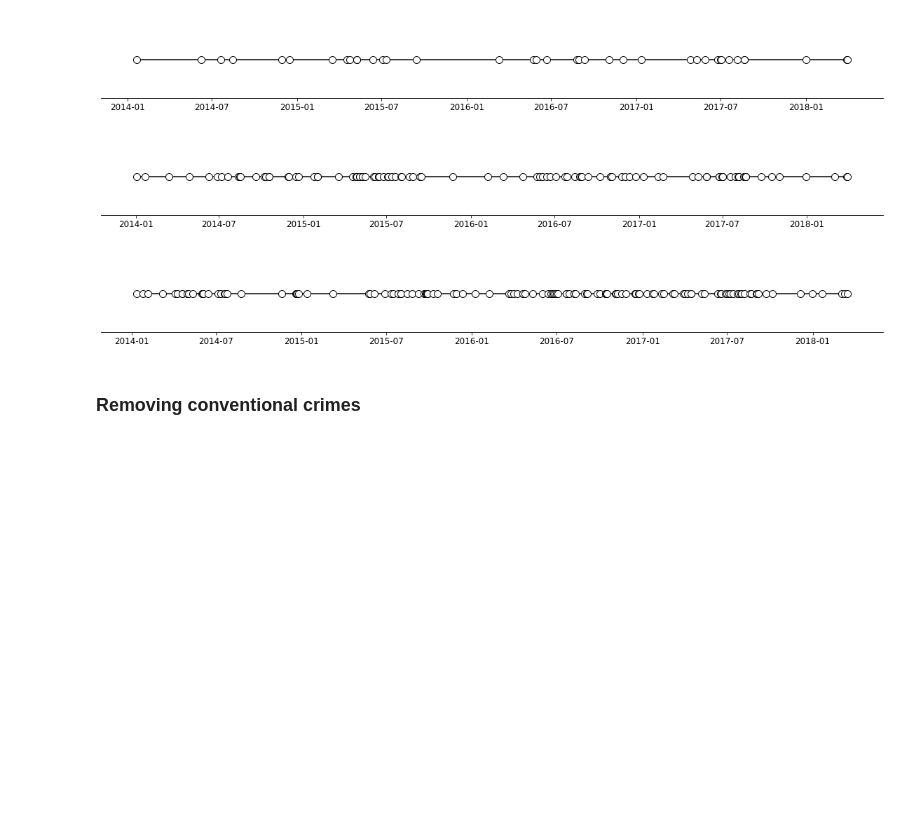
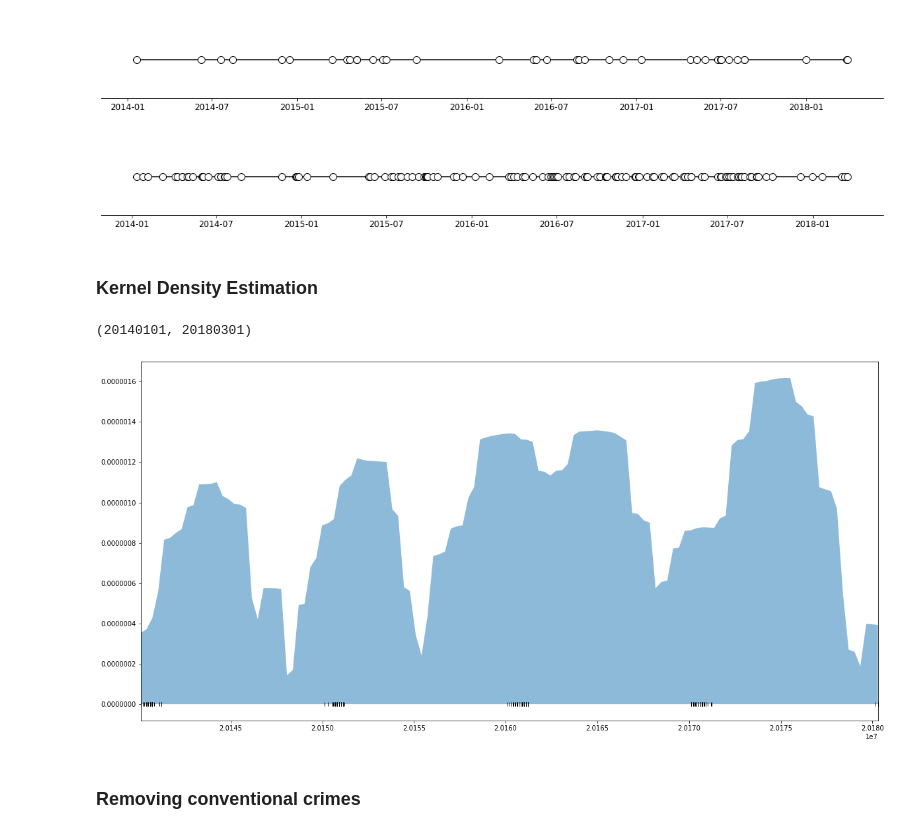
Before and after one commit to annabeck/Gun_Violence_E19, a Jupyter notebook: 05 Descriptive Stats Mass Shootings.ipynb, the cells around one changed output. Saved outputs shown, nothing was run; the diff lists cells and outputs as text; code cells hidden in the pictures; blank space fills up the shorter version.

```diff
--- a/05 Descriptive Stats Mass Shootings.ipynb
+++ b/05 Descriptive Stats Mass Shootings.ipynb
@@ -196,11 +193,3 @@ for i in range(len(ms_dates)-1):
     days.append(day)
 # %%
 ms_dates['days_btw'] = pd.DataFrame(days, index=ms_dates.index)
-# %%
-days_ne = [0]
-
-for i in range(len(ms_northeast)-1):
-    first = ms_northeast.date[i]
-    second = ms_northeast.date[i+1]
-    day = (second-first).days
-    days_ne.append(day)
@@ -216,11 +213,3 @@ for i in range(len(ms_cali)-1):
     days_ca.append(day)
 # %%
 ms_cali['days_btw'] = pd.DataFrame(days_ca, index=ms_cali.index)
-# %%
-days_ma = [0]
-
-for i in range(len(ms_midatlantic)-1):
-    first = ms_midatlantic.date[i]
-    second = ms_midatlantic.date[i+1]
-    day = (second-first).days
-    days_ma.append(day)
@@ -330,38 +328,6 @@ plt.ylim(top=0.25)
 plt.show()
 # %% [output]
 [figure]
-# %%
-levels_ma = np.tile([-1, 1, -1, 1, -1, 1],
-                 int(np.ceil(len(ms_midatlantic.date)/6)))[:len(ms_midatlantic.date)]
-
-# Create figure and plot a stem plot with the date
-fig, ax = plt.subplots(figsize=(20, 2)) #constrained_layout=True)
-
-markerline, stemline, baseline = ax.stem(ms_midatlantic.date, levels_ma,
-                                         linefmt="white", basefmt="k-",
-                                         use_line_collection=True)
-
-
-
-plt.setp(markerline, mec="k", mfc="w", zorder=3,markersize=10)
-
-# Shift the markers to the baseline by replacing the y-data by zeros.
-markerline.set_ydata(np.zeros(len(ms_midatlantic.date)))
-
-# remove y axis and spines
-ax.get_yaxis().set_visible(False)
-for spine in ["left", "top", "right"]:
-    ax.spines[spine].set_visible(False)
-
-#caliax.margins(y=0.1)
-plt.xticks(fontsize=12)
-plt.ylim(bottom=-0.25)
-plt.ylim(top=0.25)
-
-
-plt.show()
-# %% [output]
-[figure, removed]
 # %%
 levels_il = np.tile([-1, 1, -1, 1, -1, 1],
                  int(np.ceil(len(ms_illinois.date)/6)))[:len(ms_illinois.date)]
@@ -394,6 +360,34 @@ plt.ylim(top=0.25)
 plt.show()
 # %% [output]
 [figure]
+# %% [markdown]
+### Kernel Density Estimation
+# %%
+ms_illinois['Year_Month'] = ms_illinois.date.apply(lambda x: 10000*x.year + 100*x.month + x.day)
+ms_illinois['Count'] = 1
+illinois = ms_illinois.groupby('Year_Month').Count.sum()
+#hist = plt.hist(ms_illinois['Year_Month'], bins=1, normed=True)
+
+kde = KernelDensity(bandwidth=100, kernel='gaussian')
+#kde.fit(illinois['Count'])
+
+
+illinois = illinois.to_frame().reset_index()
+illinois
+kernel_density = kde.fit(illinois)
+# %%
+fig, ax = plt.subplots(figsize=(20, 10))
+logprob = kde.score_samples(illinois)
+x_d = np.linspace(20140101, 20180301, 127)
+plt.fill_between(x_d, np.exp(logprob), alpha=0.5)
+plt.plot(illinois, np.full_like(illinois, -0.01), '|k', markeredgewidth=1)
+plt.xlim(20140101,  20180301)
+
+## Link to where the code is form
+# https://jakevdp.github.io/PythonDataScienceHandbook/05.13-kernel-density-estimation.html
+# %% [output]
+(20140101, 20180301)
+[figure, added]
 # %% [markdown]
 ### Removing conventional crimes
 # %%
```
Also changed, not shown: parts of 11 cells of this notebook.
